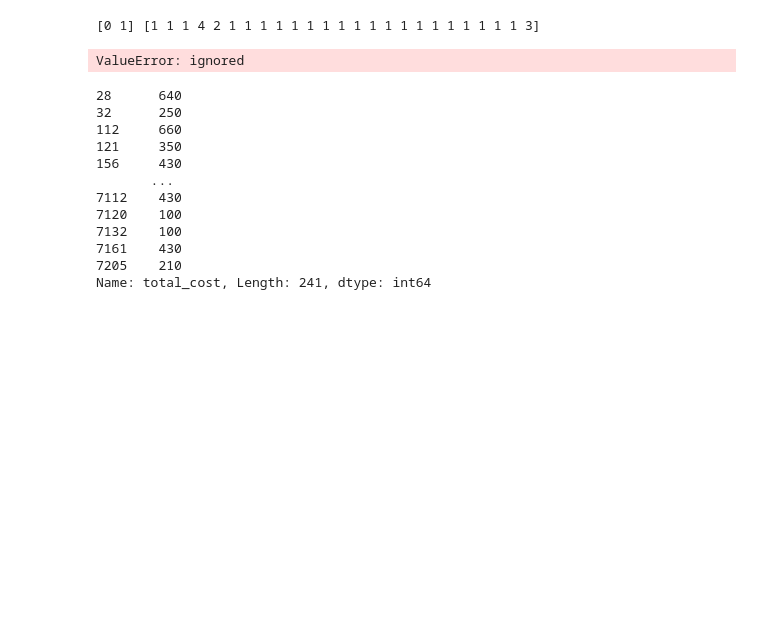
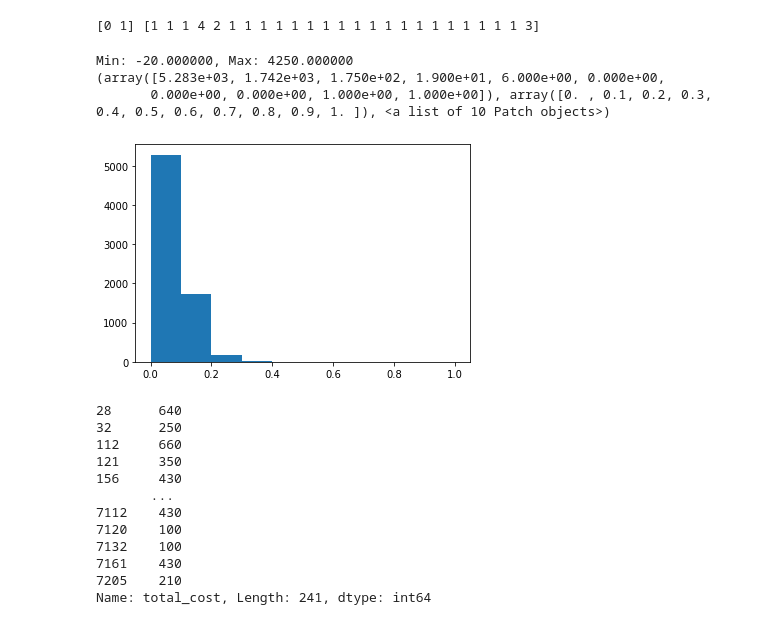
Before and after one commit to Sushila-Phogat/Data-science-with-Python, a Jupyter notebook: Profusion_hotel_booking.ipynb, the cells around one changed output. Drawn from its saved outputs; the diff is of its cells as text; code cells hidden in the pictures; blank space fills up the shorter version.

```diff
--- a/Profusion_hotel_booking.ipynb
+++ b/Profusion_hotel_booking.ipynb
@@ -277,20 +277,20 @@ print(rfe.classes_, rfe.ranking_)
 # %%
 from sklearn.preprocessing import MinMaxScaler
 # train the normalization
-for i in range(len(df['partner_ID'].unique())+1):
-  series=df[df['partner_ID']==i]['total_cost']
-  values = series.values
-  values = values.reshape(-1, 1)
-  scaler = MinMaxScaler(feature_range=(0, 1))
-  scaler = scaler.fit(values)
-  print('Min: %f, Max: %f' % (scaler.data_min_, scaler.data_max_))
-  # normalize the dataset and print the first 5 rows
-  normalized = scaler.transform(values)
-  for i in range(5):
-    print(normalized[i])
-  # inverse transform and print the first 5 rows
+series=df['total_cost']
+values = series.values
+values = values.reshape((len(values), 1))
+scaler = MinMaxScaler(feature_range=(0, 1))
+scaler = scaler.fit(values)
+print('Min: %f, Max: %f' % (scaler.data_min_, scaler.data_max_))
+# normalize the dataset and print the first 5 rows
+normalized = scaler.transform(values)
+print(plt.hist(normalized))
 # %% [output]
-ValueError: ignored
+Min: -20.000000, Max: 4250.000000
+(array([5.283e+03, 1.742e+03, 1.750e+02, 1.900e+01, 6.000e+00, 0.000e+00,
+       0.000e+00, 0.000e+00, 1.000e+00, 1.000e+00]), array([0. , 0.1, 0.2, 0.3, 0.4, 0.5, 0.6, 0.7, 0.8, 0.9, 1. ]), <a list of 10 Patch objects>)
+[figure, added]
 # %%
 # %% [output]
 28      640
```
